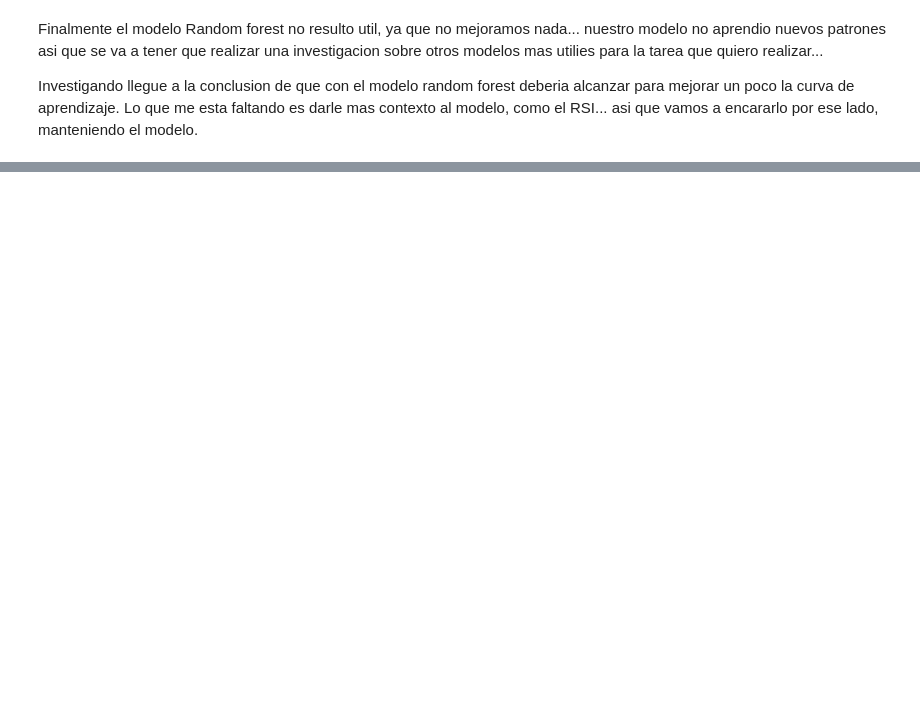
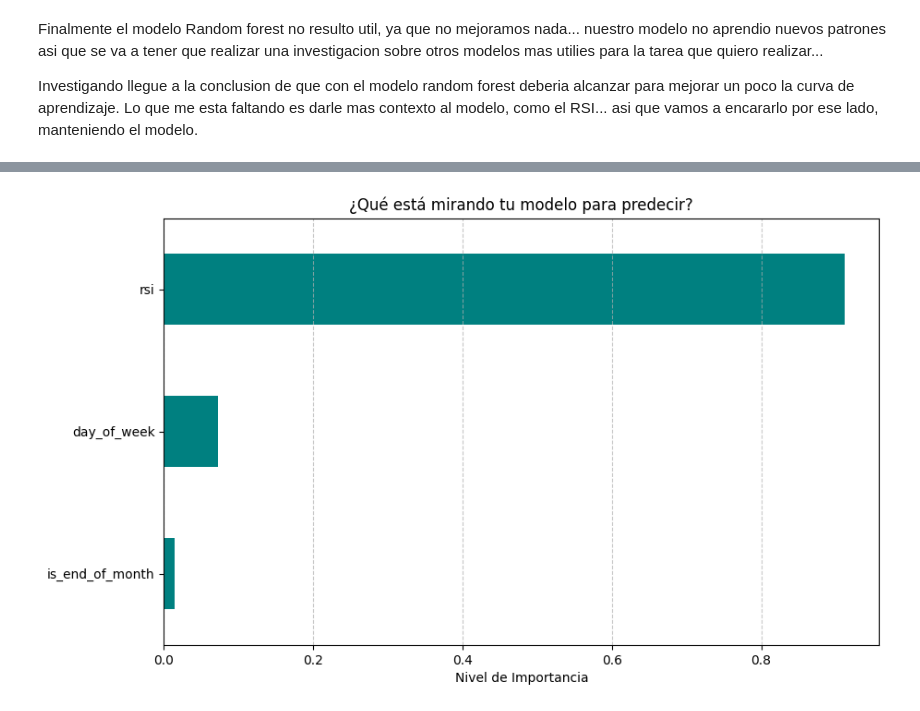
Before and after one commit to agustinBarrionuevo04/blue-dollar-ml, a Jupyter notebook: nootebooks/03_ml_basics.ipynb, the cells around one changed output, grey strips where cells are left out. Saved outputs shown, nothing was run; the diff lists cells and outputs as text; code cells hidden in the pictures; blank space fills up the shorter version.

```diff
--- a/nootebooks/03_ml_basics.ipynb
+++ b/nootebooks/03_ml_basics.ipynb
@@ -231,0 +302,81 @@ Investigando llegue a la conclusion de que con el modelo random forest deberia a
+# %%
+"""Grafico de feature improtance para el modelo Random Forest"""
+
+
+import matplotlib.pyplot as plt
+import pandas as pd
+from sklearn.linear_model import LogisticRegression
+from sklearn.metrics import accuracy_score
+from sklearn.preprocessing import StandardScaler
+
+df = pd.read_csv('/home/agusitn/Documents/projects/blue-dollar-ml/data/processed/features_advanced.csv', parse_dates=['fecha'], index_col='fecha')
+print("Se leyeron los datos correctamente")
+
+colum_data_leak = ['rsi']
+df[colum_data_leak]  = df[colum_data_leak].shift(1)
+
+df.dropna(inplace=True)
+
+print("Datos ajustados correctamente")
+
+df['returns']  = df['valor'].pct_change()
+df['target_up'] = (df['returns'] > 0 ).astype(int)
+
+
+features = ['rsi', 'day_of_week', 'is_end_of_month']
+
+total_rows = len(df)
+train_idx = int(total_rows * 0.70)
+val_idx = int(total_rows * 0.85)
+
+x = df[features]
+y = df['target_up']
+
+x_train = x.iloc[:train_idx]
+y_train = y.iloc[:train_idx]
+
+x_val = x.iloc[train_idx:val_idx]
+y_val = y.iloc[train_idx: val_idx]
+
+x_test = x.iloc[val_idx:]
+y_test = y.iloc[val_idx:]
+
+
+"""
+    Debemos normalizar los retornos ya que los datos tienen escalas distintas:
+        - El retorno es un número chiquito (ej. 0.01).
+        - La volatilidad puede ser otro número diferente.
+    La Regresión Logística se confunde si mezclas números grandes con chicos. El StandardScaler pone todo en la misma escala para que el modelo aprenda bien.
+"""
+
+
+scaler = StandardScaler()
+x_train_scaled = scaler.fit_transform(x_train)
+x_val_scaled = scaler.transform(x_val)
+x_test_scaled = scaler.transform(x_test)
+
+model = LogisticRegression(random_state=42)
+model.fit(x_train_scaled, y_train)
+
+predict = model.predict(x_test_scaled)
+accuracy = accuracy_score(y_test, predict)
+
+importances = pd.Series(rf.feature_importances_, index=features)
+importances = importances.sort_values(ascending=True) # Ordenar del peor al mejor
+
+plt.figure(figsize=(10, 6))
+importances.plot(kind='barh', color='teal')
+plt.title("¿Qué está mirando tu modelo para predecir?")
+plt.xlabel("Nivel de Importancia")
+plt.grid(axis='x', linestyle='--', alpha=0.7)
+plt.show()
+
+print("\nResultados del Gran Desafío:")
+print(f"Modelo con Features Avanzados: {accuracy:.2%}")
+print(f"Baseline a vencer (Como Ayer): 58.68%")
+
+if accuracy > 0.5868:
+    print("¡OBJETIVO CUMPLIDO! Tu modelo aprendió patrones reales.")
+else:
+    print("Seguimos empatados o perdiendo. Necesitamos modelos más complejos.")
+# %% [output]
@@ -231,0 +385 @@ Investigando llegue a la conclusion de que con el modelo random forest deberia a
+[figure, added]
```
Also changed, not shown: parts of 8 cells of this notebook, 2 other files.
